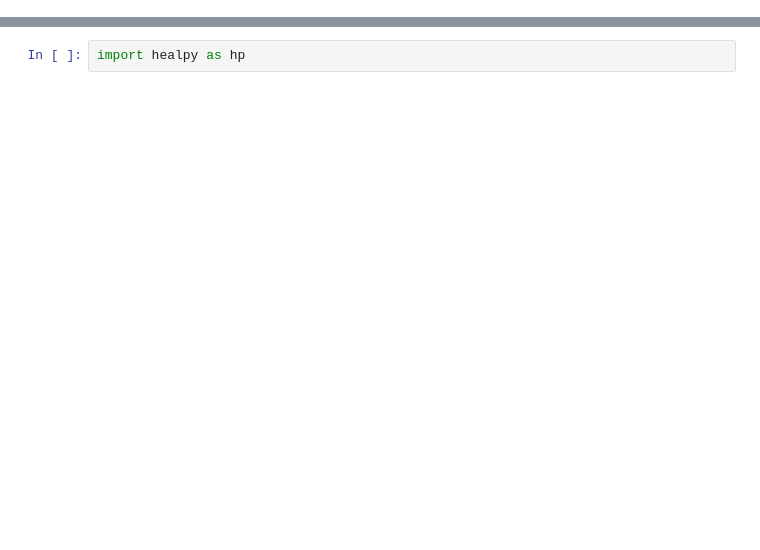
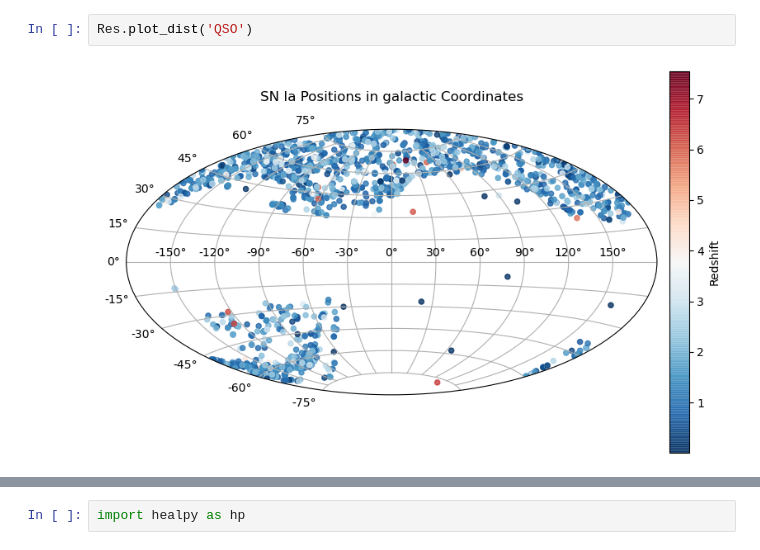
Before and after one commit to antolonappan/isotropy, a Jupyter notebook: Residual.ipynb, the cells around one changed output, grey strips where cells are left out. Cells and saved outputs as stored; diff of their text form; blank space fills up the shorter version.

```diff
--- a/Residual.ipynb
+++ b/Residual.ipynb
@@ -82,0 +20,4 @@ resPos.plot()
+# %%
+Res.plot_dist('QSO')
+# %% [output]
+[figure, added]
```
Also changed, not shown: parts of 25 cells of this notebook, 3 other files.
